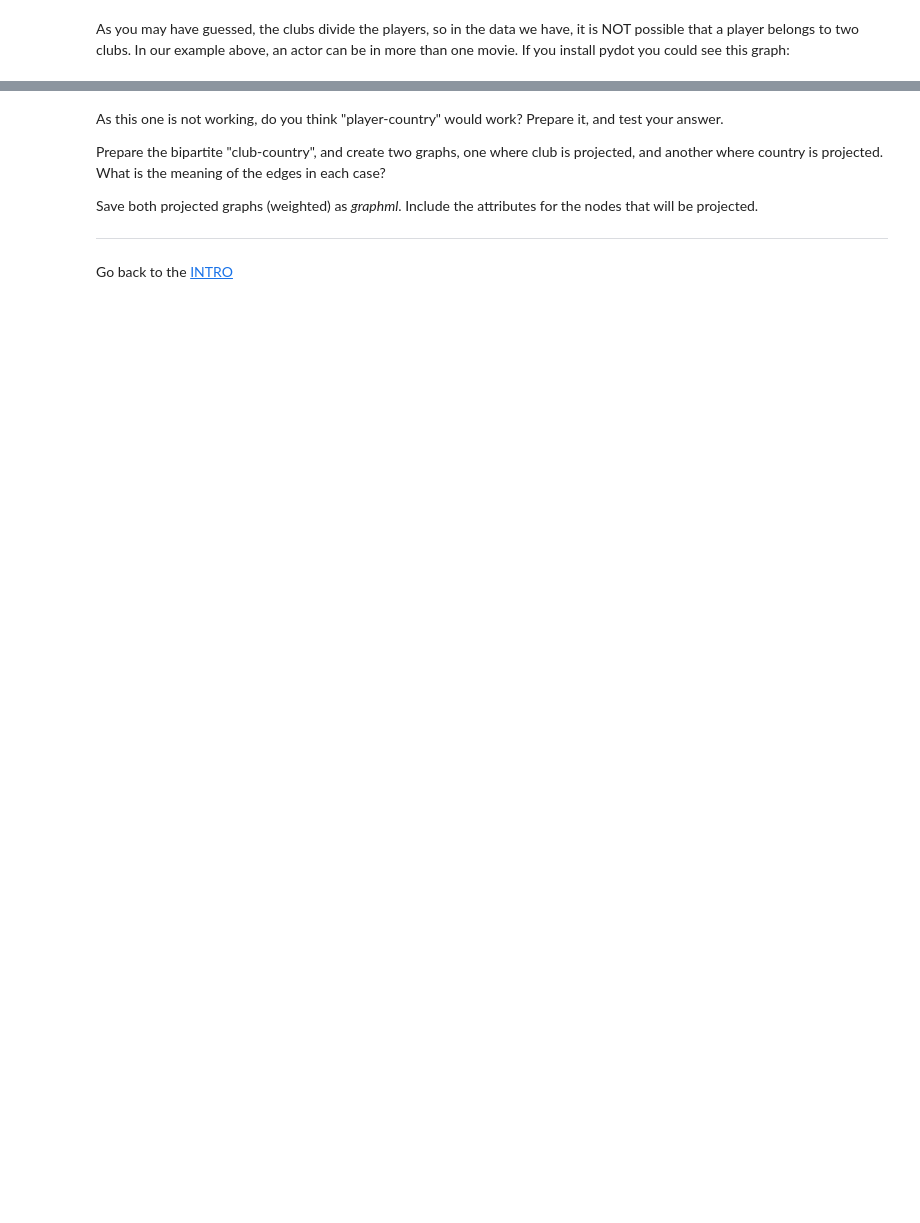
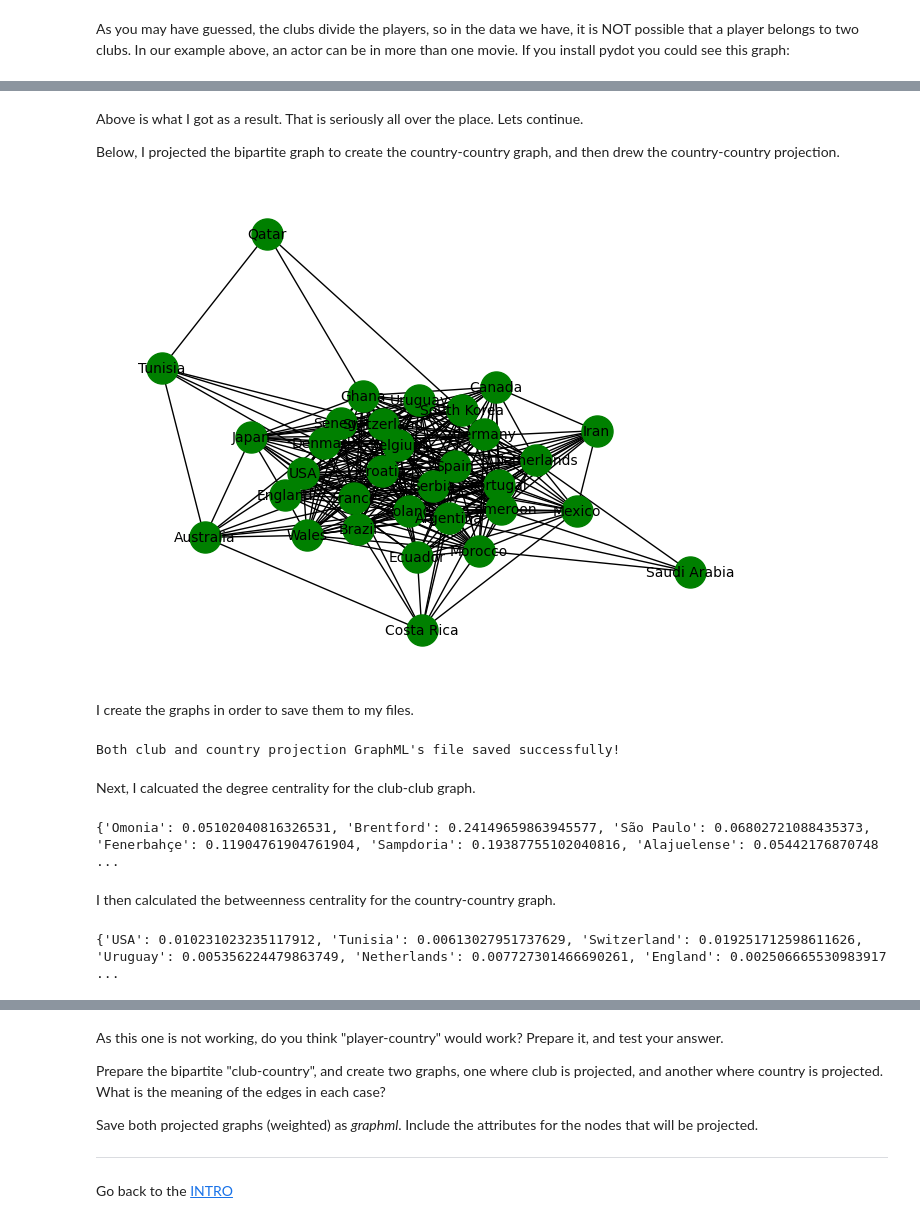
Before and after one commit to jaredjimenezjenkins/HW2_repo, a Jupyter notebook: case3.ipynb, the cells around one changed output, grey strips where cells are left out. Drawn from its saved outputs; the diff is of its cells as text; code cells hidden in the pictures; blank space fills up the shorter version.

```diff
--- a/case3.ipynb
+++ b/case3.ipynb
@@ -103,0 +154,14 @@ nx.draw(fifanet1, pos=pos, with_labels=False, node_size=10, node_color = color_l
+# %% [markdown]
+Above is what I got as a result. That is seriously all over the place. Lets continue.
+
+
+Below, I projected the bipartite graph to create the country-country graph, and then drew the country-country projection.
+# %%
+country_country_projection = bipartite.projected_graph(fifanet3, countries_nodes)
+
+pos_country_country = nx.spring_layout(country_country_projection)
+nx.draw(country_country_projection, pos=pos_country_country, with_labels=True, node_size=500, node_color='g', font_size=10)
+# %% [output]
+[figure, added]
+# %% [markdown]
+I create the graphs in order to save them to my files.
@@ -103,0 +171,18 @@ nx.draw(fifanet1, pos=pos, with_labels=False, node_size=10, node_color = color_l
+# %%
+print("Both club and country projection GraphML's file saved successfully!")
+# %% [output]
+Both club and country projection GraphML's file saved successfully!
+# %% [markdown]
+Next, I calcuated the degree centrality for the club-club graph.
+# %%
+degree_centrality = nx.degree_centrality(club_club_projection)
+print(degree_centrality)
+# %% [output]
+{'Omonia': 0.05102040816326531, 'Brentford': 0.24149659863945577, 'São Paulo': 0.06802721088435373, 'Fenerbahçe': 0.11904761904761904, 'Sampdoria': 0.19387755102040816, 'Alajuelense': 0.05442176870748 ...
+# %% [markdown]
+I then calculated the betweenness centrality for the country-country graph.
+# %%
+betweenness_centrality = nx.betweenness_centrality(country_country_projection)
+print(betweenness_centrality)
+# %% [output]
+{'USA': 0.010231023235117912, 'Tunisia': 0.00613027951737629, 'Switzerland': 0.019251712598611626, 'Uruguay': 0.005356224479863749, 'Netherlands': 0.007727301466690261, 'England': 0.002506665530983917 ...
```
Also changed, not shown: parts of 16 cells of this notebook.
